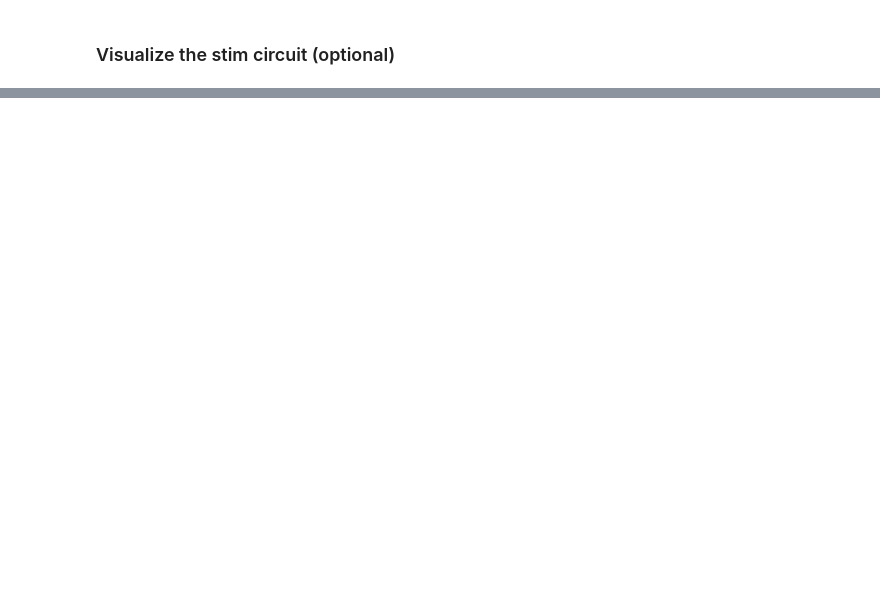
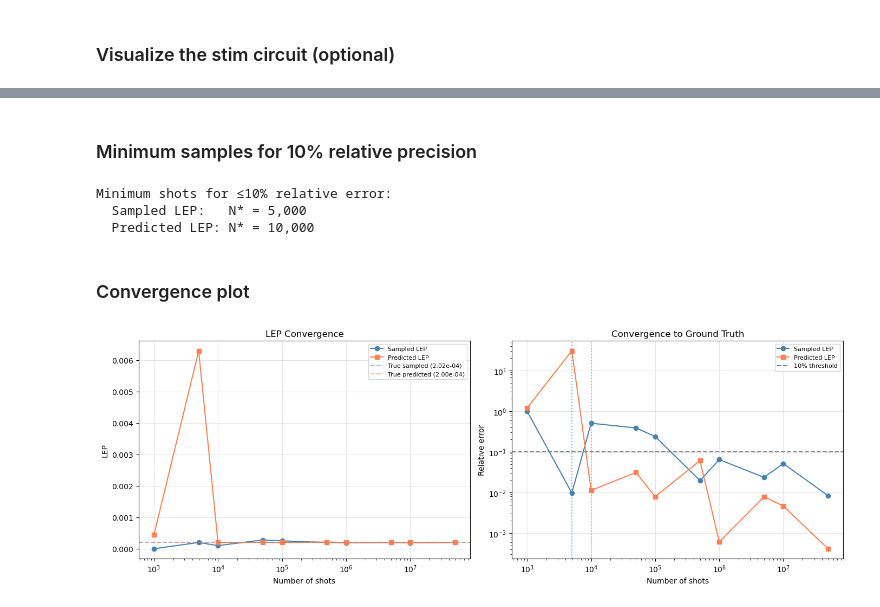
Before and after one commit to hanzheng98/Syndrome-Learning-QEC, a Jupyter notebook: demo/qec_learn_syndrome.ipynb, the cells around one changed output, grey strips where cells are left out. Saved outputs shown, nothing was run; the diff lists cells and outputs as text; code cells hidden in the pictures; blank space fills up the shorter version.

```diff
--- a/demo/qec_learn_syndrome.ipynb
+++ b/demo/qec_learn_syndrome.ipynb
@@ -79,2 +92,0 @@ Learn the fault priors from syndrome expectation values, then compare:
-# %%
-bench = benchmark_lep(result, max_order=4)
@@ -122,0 +314,66 @@ plt.show()
+# %% [markdown]
+### Minimum samples for 10% relative precision
+# %%
+threshold = 0.10  # 10% relative error
+
+N_star_sampled = None
+for N, _, rel_err in results_sampled:
+    if rel_err <= threshold:
+        N_star_sampled = N
+        break
+
+N_star_predicted = None
+for N, _, rel_err in results_predicted:
+    if rel_err <= threshold:
+        N_star_predicted = N
+        break
+
+print(f"Minimum shots for ≤10% relative error (vs true LEP = {true_lep:.4e}):")
+print(f"  Sampled LEP:   N* = {N_star_sampled:,}" if N_star_sampled else "  Sampled LEP:   not reached")
+print(f"  Predicted LEP: N* = {N_star_predicted:,}" if N_star_predicted else "  Predicted LEP: not reached")
+# %% [output]
+Minimum shots for ≤10% relative error:
+  Sampled LEP:   N* = 5,000
+  Predicted LEP: N* = 10,000
+# %% [markdown]
+### Convergence plot
+# %%
+fig, axes = plt.subplots(1, 2, figsize=(14, 5))
+
+Ns = [r[0] for r in results_sampled]
+
+# --- Left: LEP vs sample size ---
+ax = axes[0]
+ax.plot(Ns, [r[1] for r in results_sampled], 'o-', label='Sampled LEP', color='steelblue')
+ax.plot(Ns, [r[1] for r in results_predicted], 's-', label='Predicted LEP', color='coral')
+ax.axhline(true_lep, ls='--', color='gray', alpha=0.7, label=f'True LEP ({true_lep:.2e})')
+ax.set_xscale('log')
+ax.set_xlabel('Number of shots')
+ax.set_ylabel('LEP')
+ax.set_title('LEP Convergence')
+ax.legend(fontsize=8)
+ax.grid(True, alpha=0.3)
+
+# --- Right: Relative error vs sample size ---
+ax = axes[1]
+ax.plot(Ns, [r[2] for r in results_sampled], 'o-', label='Sampled LEP', color='steelblue')
+ax.plot(Ns, [r[2] for r in results_predicted], 's-', label='Predicted LEP', color='coral')
+ax.axhline(threshold, ls='--', color='gray', lw=1.5, label='10% threshold')
+
+if N_star_sampled:
+    ax.axvline(N_star_sampled, ls=':', color='steelblue', alpha=0.7)
+if N_star_predicted:
+    ax.axvline(N_star_predicted, ls=':', color='coral', alpha=0.7)
+
+ax.set_xscale('log')
+ax.set_yscale('log')
+ax.set_xlabel('Number of shots')
+ax.set_ylabel('Relative error')
+ax.set_title('Convergence to True LEP')
+ax.legend(fontsize=8)
+ax.grid(True, alpha=0.3)
+
+plt.tight_layout()
+plt.show()
+# %% [output]
+[figure, added]
```
Also changed, not shown: parts of 19 cells of this notebook, 2 other files.
